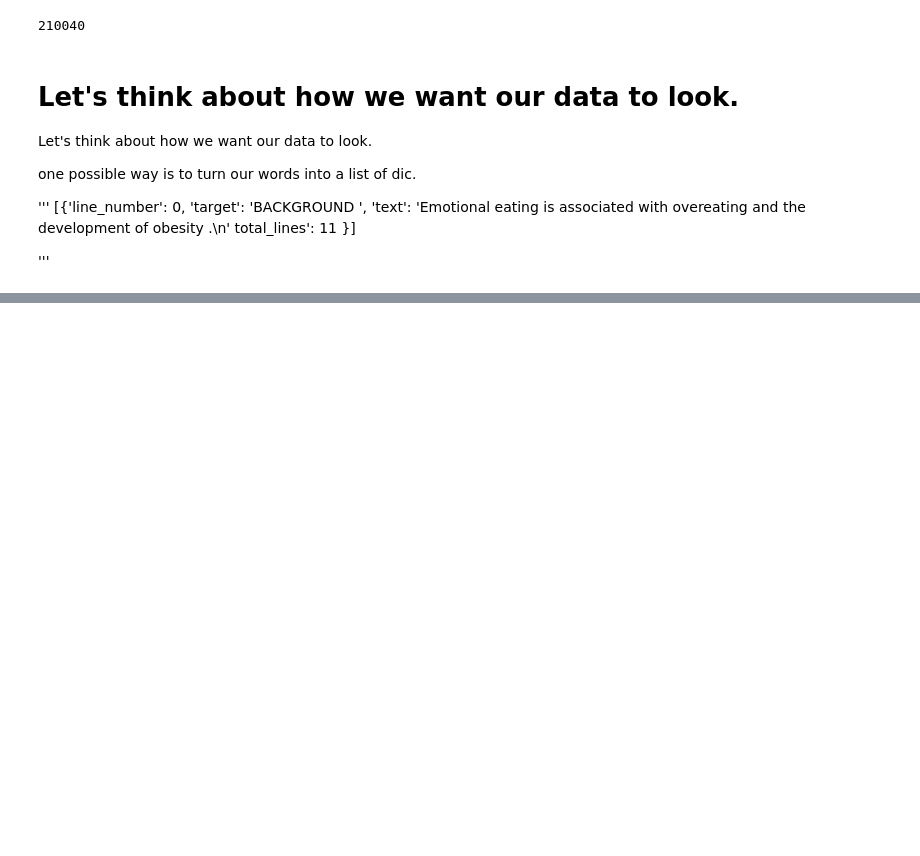
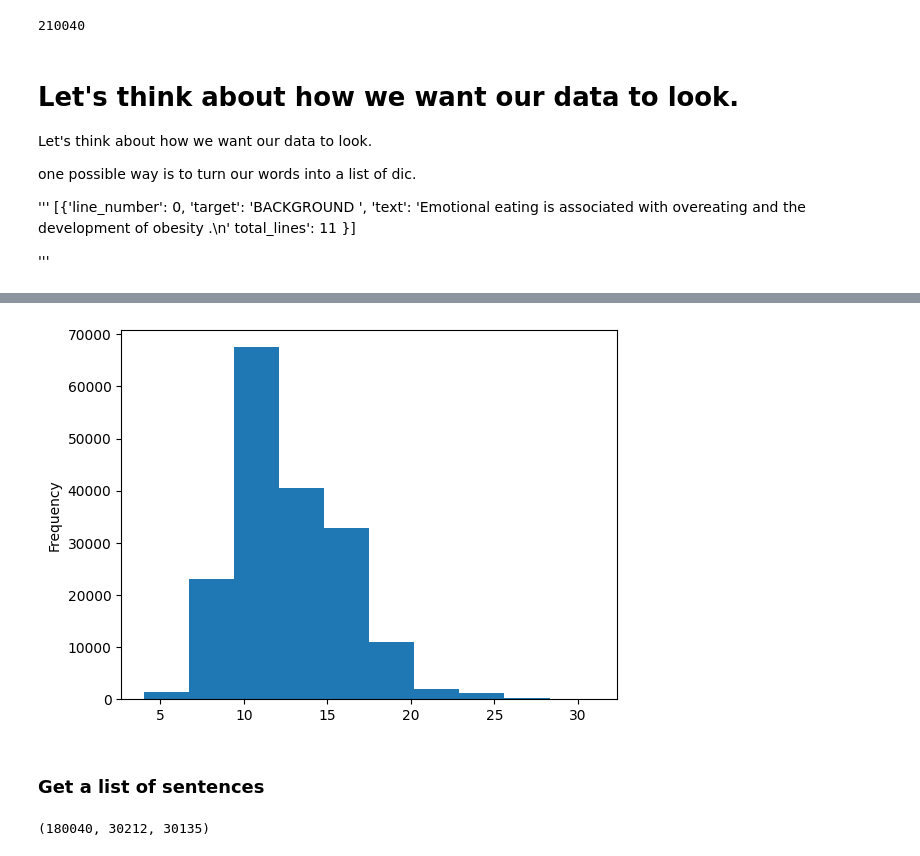
Before and after one commit to LivingstonTardzenyuy/Deep-Learning-with-TensorFlow, a Jupyter notebook: 09_SkimLit_nlp_milestone_project_2.ipynb, the cells around one changed output, grey strips where cells are left out. Saved outputs shown, nothing was run; the diff lists cells and outputs as text; code cells hidden in the pictures; blank space fills up the shorter version.

```diff
--- a/09_SkimLit_nlp_milestone_project_2.ipynb
+++ b/09_SkimLit_nlp_milestone_project_2.ipynb
@@ -132,11 +132,12 @@ def preprocess_text_with_line_numbers(filename):
       for abstract_line_number, abstract_line in enumerate(abstract_line_split):
         line_data  = {}
         target_text_split = abstract_line.split("\t")
-        line_data['target'] = target_text_split[0]  # get target label.
-        line_data['text'] = target_text_split[1].lower()   # get target text and lower it.
-        line_data['line_number'] = abstract_line_number
-        line_data['total_lines'] = len(abstract_line_split) -1 # -1 means we start counting from 0.
-        abstract_samples.append(line_data)
+        if len(target_text_split) > 1:
+          line_data['target'] = target_text_split[0]  # get target label.
+          line_data['text'] = target_text_split[1].lower()   # get target text and lower it.
+          line_data['line_number'] = abstract_line_number
+          line_data['total_lines'] = len(abstract_line_split) -1 # -1 means we start counting from 0.
+          abstract_samples.append(line_data)
 
     else:  # if above conditions not meet. the lines contains are labelled sentences
       abstract_lines += line
@@ -151,0 +175,8 @@ IndexError: list index out of range
+# %%
+import pandas as pd
+
+train_df = pd.DataFrame(train_samples)
+val_df = pd.DataFrame(val_samples)
+test_df = pd.DataFrame(test_samples)
+
+train_df.head(14)
@@ -151,0 +212,16 @@ IndexError: list index out of range
+# %%
+# Look at length of different lines.
+train_df.total_lines.plot.hist();
+# %% [output]
+[figure, added]
+# %% [markdown]
+### Get a list of sentences
+# %%
+# Convert abstract text line into list.
+train_sentences = train_df.text.tolist()
+val_sentences = val_df.text.tolist()
+test_sentences = test_df.text.tolist()
+
+len(train_sentences), len(val_sentences), len(test_sentences)
+# %% [output]
+(180040, 30212, 30135)
```
Also changed, not shown: parts of 25 cells of this notebook.
